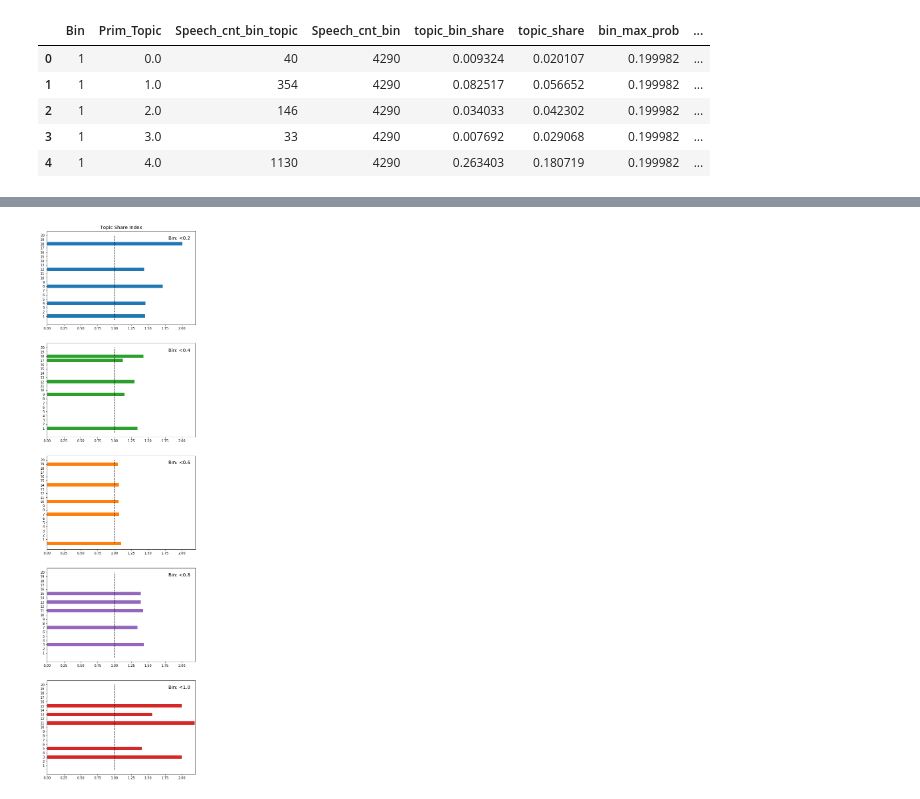
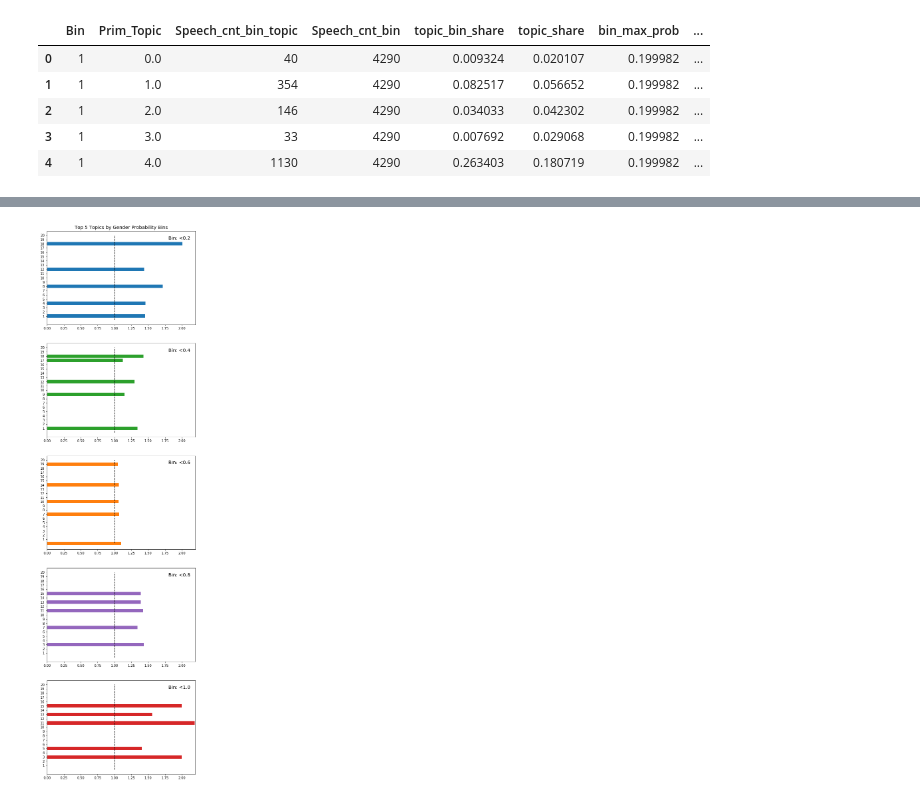
Before and after one commit to YuliaZamriy/W266-Final-Project, a Jupyter notebook: LDA/LDA-Classification-gender-test.ipynb, the cells around one changed output, grey strips where cells are left out. Drawn from its saved outputs; the diff is of its cells as text; code cells hidden in the pictures.

Commit message:
corrected the title for LDA chart

```diff
--- a/LDA/LDA-Classification-gender-test.ipynb
+++ b/LDA/LDA-Classification-gender-test.ipynb
@@ -261,22 +261,22 @@ cm = plt.get_cmap('gist_rainbow')
 # %%
 fig, axes = plt.subplots(nrows=len(bins)-1, figsize=(8, 30))
 # fig.subplots_adjust(top=0.95, bottom=0.01, left=0.2, right=0.99)
 # fig.suptitle('Topic Share Index', fontsize=14)
-axes[0].set_title('Topic Share Index', fontsize=14)
+axes[0].set_title('Top 5 Topics by Gender Probability Bins', fontsize=14)
 colors = ['tab:blue', 'tab:green', 'tab:orange', 'tab:purple', 'tab:red']
 
 for ax, b in zip(axes, range(len(bins)-1)):
     temp = cnt_by_bin_topic[cnt_by_bin_topic['Bin']==b+1]
     temp = temp.sort_values(by='topic_share_index', ascending=False)
     temp = temp[['bin_max_prob', 'Prim_Topic', 'topic_share_index']]
     temp = temp.head()
     ax.text(1.8, 19, "Bin: <"+str(round(max(temp.bin_max_prob),2)), fontsize=14)
     ax.barh(temp.Prim_Topic, temp.topic_share_index, align='center', color=colors[b])
     ax.vlines(x=1,ymin=0,ymax=20, linestyles='dashed')
     ax.set_xlim(0,2.2)
     ax.set_yticks(range(1,21))
 # %% [output]
-[figure, old version]
+[figure, new version]
 # %%
 for b in range(1,len(bins)+1):
     temp = final_df[final_df['binned']==b]
```
